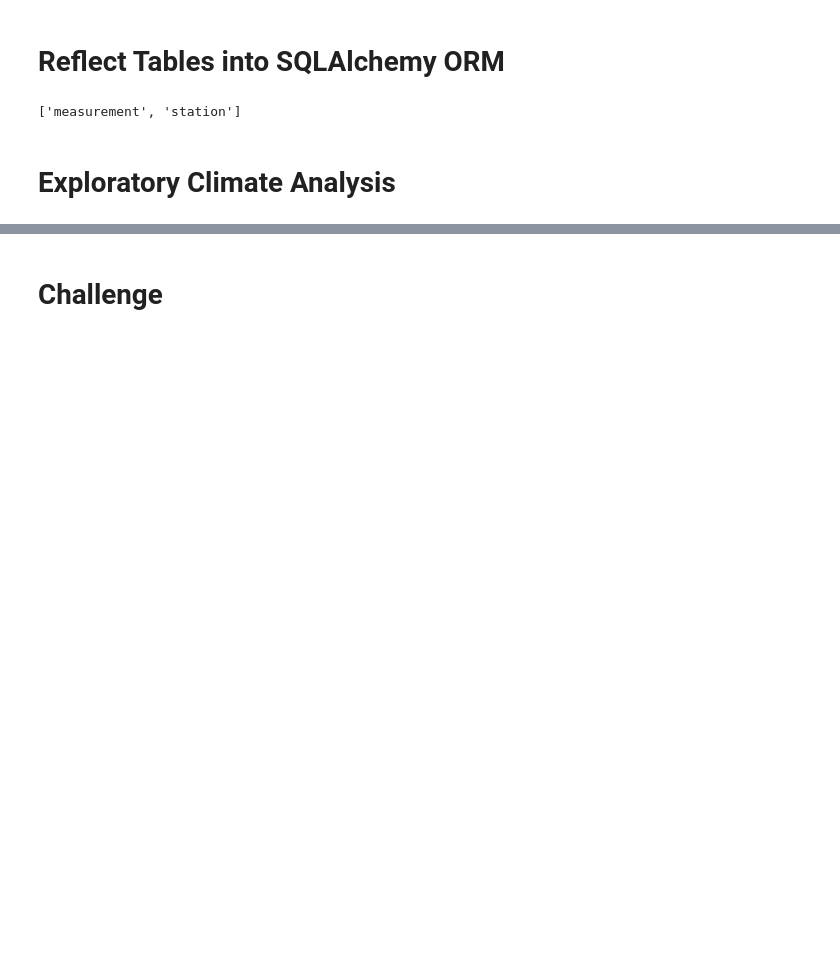
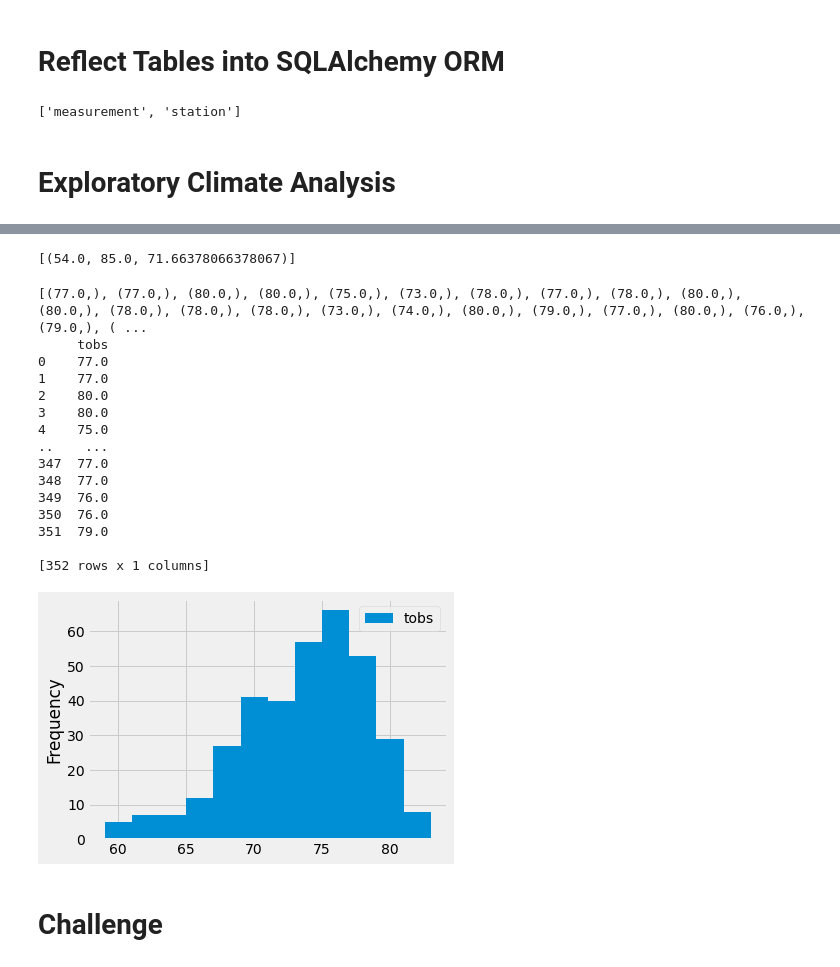
Before and after one commit to SohaT7/Surfs_Up, a Jupyter notebook: climate_analysis.ipynb, the cells around one changed output, grey strips where cells are left out. Drawn from its saved outputs; the diff is of its cells as text; code cells hidden in the pictures; blank space fills up the shorter version.

```diff
--- a/climate_analysis.ipynb
+++ b/climate_analysis.ipynb
@@ -71,3 +146,11 @@ session = Session(engine)
 # %%
 # Using the station id from the previous query, calculate the lowest temperature recorded,
 # highest temperature recorded, and average temperature most active station?
+session.query(func.min(Measurement.tobs), func.max(Measurement.tobs), func.avg(Measurement.tobs)).\
+filter(Measurement.station == 'USC00519281').all()
+
+# NOTE CONCLUSIONS: The low (minimum) temperature is 54 degrees,
+# the high (maximum) temperature is 85 degrees,
+# and the average temperature is approximately 71.7 degrees.
+# %% [output]
+[(54.0, 85.0, 71.66378066378067)]
@@ -77,3 +157,44 @@ session = Session(engine)
+# %%
+# Choose the station with the highest number of temperature observations.
+# Query the last 12 months of temperature observation data for this station and plot the results as a histogram
+
+results = session.query(Measurement.tobs).\
+filter(Measurement.station == 'USC00519281').\
+filter(Measurement.date >= prev_year).all()
+
+print(results)
+
+# Convert the Temperature Observation Results to a DataFrame:
+df = pd.DataFrame(results, columns=['tobs'])
+print(df)
+
+# Plot the Temperature Observations:
+df.plot.hist(bins=12)
+# Compress the x-axis labels so that they fit
+# into the box holding our plot:
+plt.tight_layout()
+
+# NOTE CONCLUSIONS: The vast majority of the observations were
+# over 67 degrees. If you count up the bins to the right of 67 degrees,
+# you will get about 325 days where it was over 67 degrees
+# when the temperature was observed.
+# %% [output]
+[(77.0,), (77.0,), (80.0,), (80.0,), (75.0,), (73.0,), (78.0,), (77.0,), (78.0,), (80.0,), (80.0,), (78.0,), (78.0,), (78.0,), (73.0,), (74.0,), (80.0,), (79.0,), (77.0,), (80.0,), (76.0,), (79.0,), ( ...
+     tobs
+0    77.0
+1    77.0
+2    80.0
+3    80.0
+4    75.0
+..    ...
+347  77.0
+348  77.0
+349  76.0
+350  76.0
+351  79.0
+
+[352 rows x 1 columns]
+[figure, added]
 # %%
 # Write a function called `calc_temps` that will accept start date and end date in the format '%Y-%m-%d'
 # and return the minimum, average, and maximum temperatures for that range of dates
```
Also changed, not shown: parts of 5 cells of this notebook, 6 other files.
